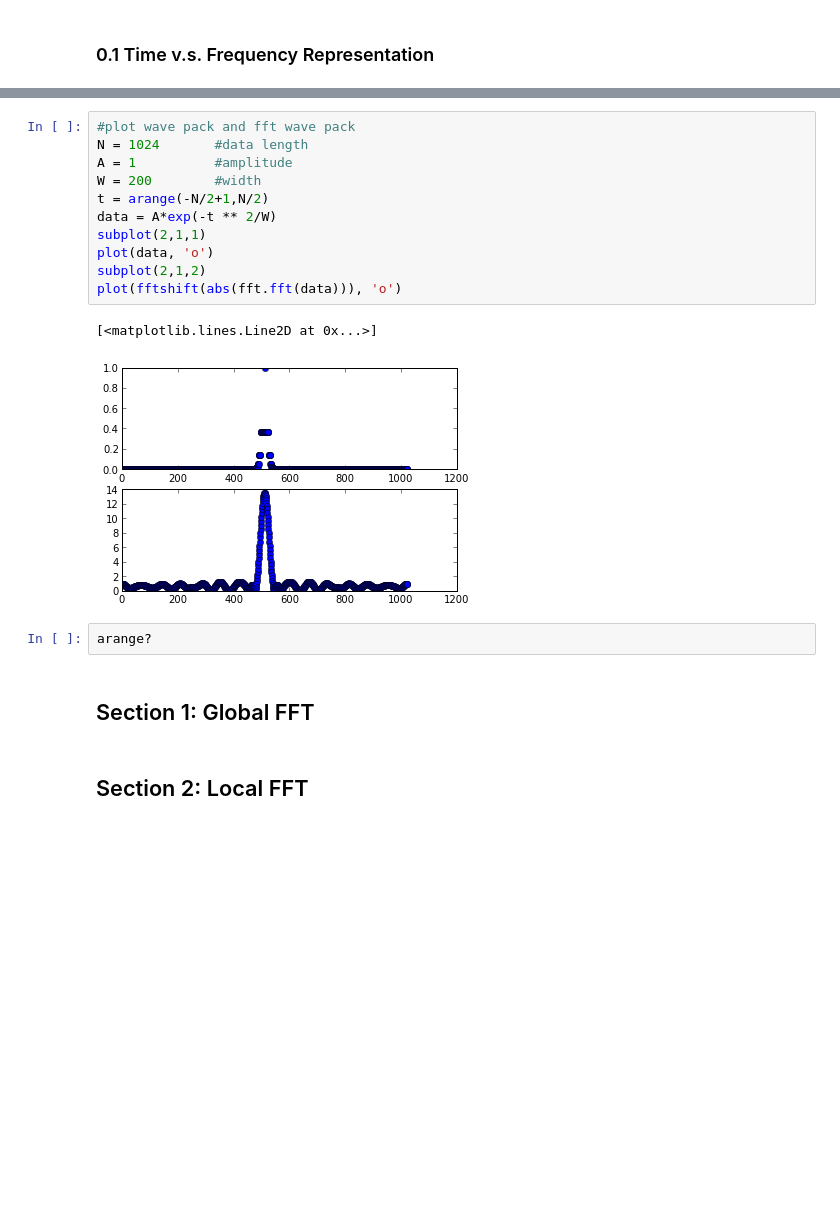
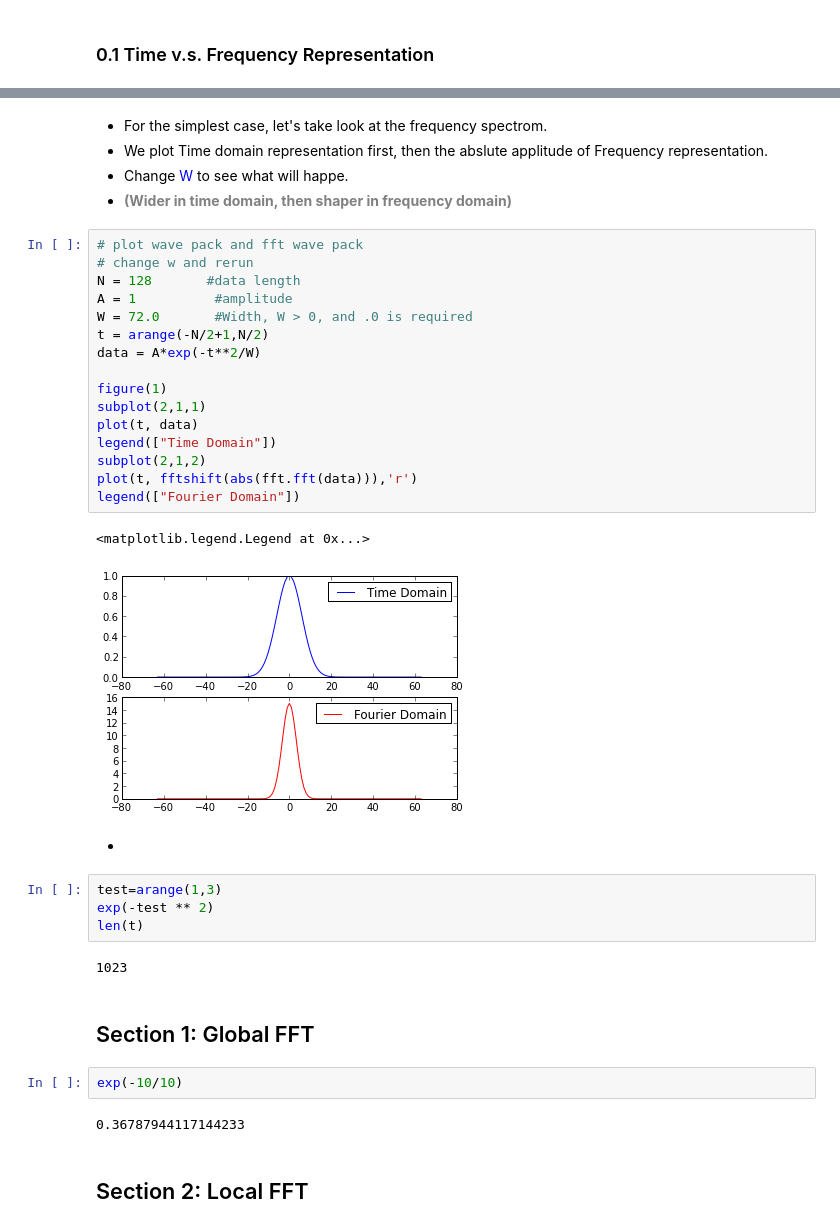
Before and after one commit to chenleo/ipynotebook, a Jupyter notebook: FFT_View_Data.ipynb, the cells around one changed output, grey strips where cells are left out. Saved outputs shown, nothing was run; the diff lists cells and outputs as text; blank space fills up the shorter version.

```diff
--- a/FFT_View_Data.ipynb
+++ b/FFT_View_Data.ipynb
@@ -44,21 +54,41 @@ Populating the interactive namespace from numpy and matplotlib
+# %% [markdown]
+* For the simplest case, let's take look at the frequency spectrom.
+* We plot Time domain representation first, then the abslute applitude of Frequency representation.
+* Change <font color="blue"> W </font> to see what will happe.
+* **<font color="grey">(Wider in time domain, then shaper in frequency domain)</font>**
 # %%
-#plot wave pack and fft wave pack
-N = 1024       #data length
+# plot wave pack and fft wave pack
+# change w and rerun
+N = 128       #data length
 A = 1          #amplitude
-W = 200        #width
+W = 72.0       #Width, W > 0, and .0 is required
 t = arange(-N/2+1,N/2)
-data = A*exp(-t ** 2/W)
+data = A*exp(-t**2/W)
+
+figure(1)
 subplot(2,1,1)
-plot(data, 'o')
+plot(t, data)
+legend(["Time Domain"])
 subplot(2,1,2)
-plot(fftshift(abs(fft.fft(data))), 'o')
+plot(t, fftshift(abs(fft.fft(data))),'r')
+legend(["Fourier Domain"])
 # %% [output]
-[<matplotlib.lines.Line2D at 0x...>]
+<matplotlib.legend.Legend at 0x...>
-[figure, old version]
+[figure, new version]
-# %%
-arange?
+# %% [markdown]
+*
+# %%
+test=arange(1,3)
+exp(-test ** 2)
+len(t)
+# %% [output]
+1023
 # %% [markdown]
 ## Section 1: Global FFT
+# %%
+exp(-10/10)
+# %% [output]
+0.36787944117144233
 # %% [markdown]
 ## Section 2: Local FFT
 # %% [markdown]
```
Also changed, not shown: parts of 9 cells of this notebook.
